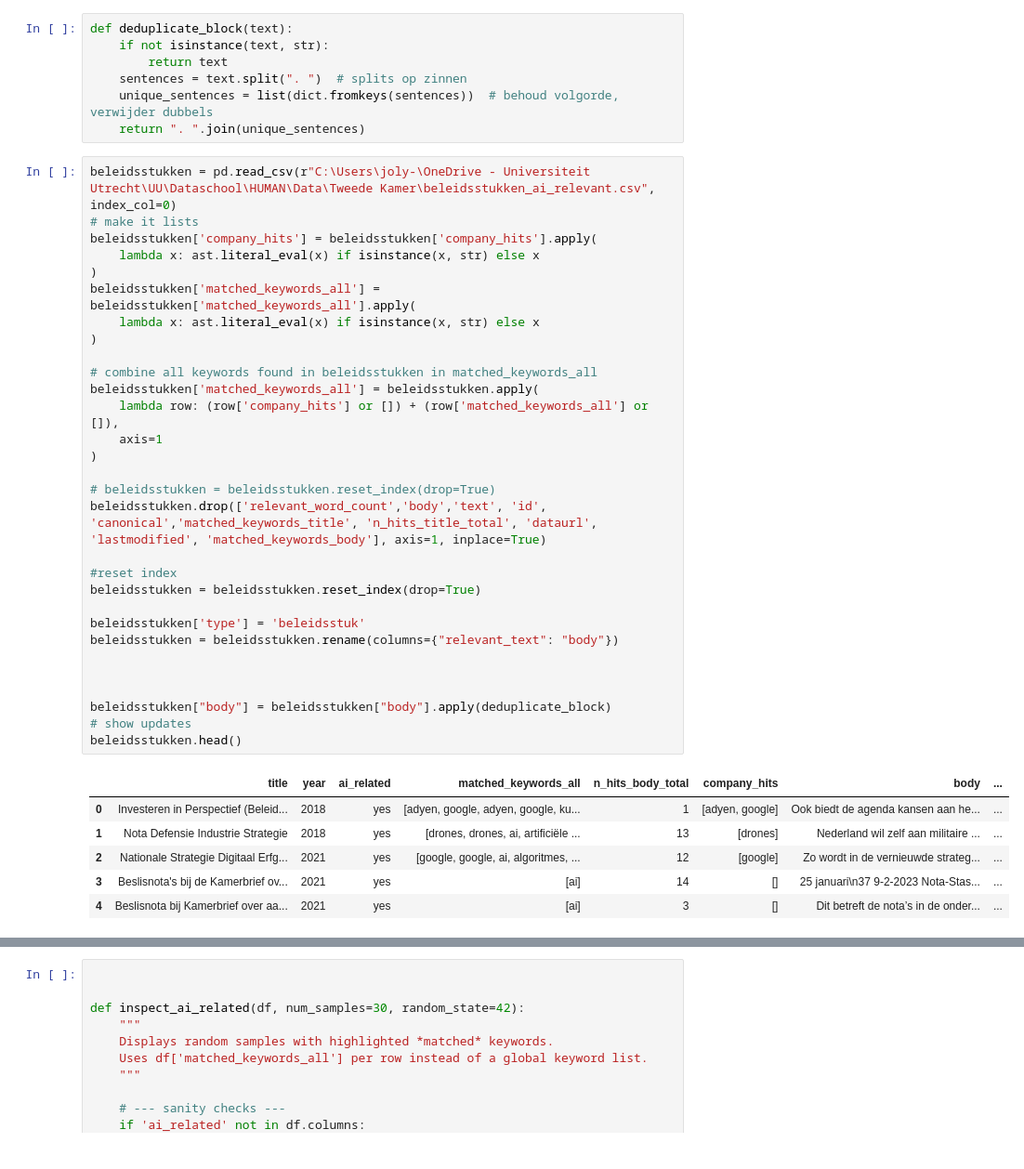
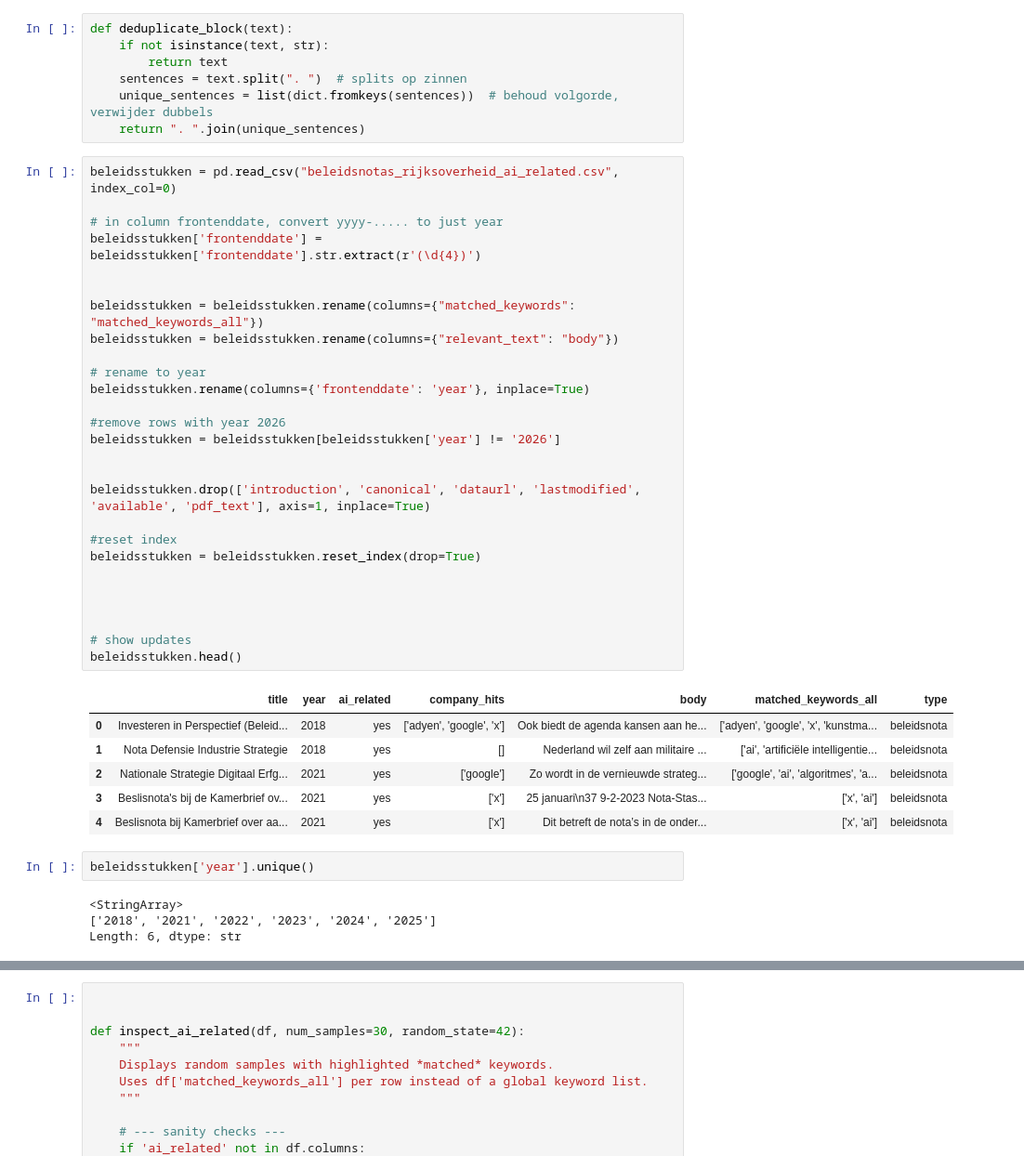
Before and after one commit to jolyeline/HUMAN, a Jupyter notebook: tweede_kamer/02_combining+cleaning.ipynb, the cells around one changed output, grey strips where cells are left out. Shown at 93% size. Cells and saved outputs as stored; diff of their text form.

Commit message:
tweede kamer redo

```diff
--- a/tweede_kamer/02_combining+cleaning.ipynb
+++ b/tweede_kamer/02_combining+cleaning.ipynb
@@ -16,40 +16,43 @@ def deduplicate_block(text):
     unique_sentences = list(dict.fromkeys(sentences))  # behoud volgorde, verwijder dubbels
     return ". ".join(unique_sentences)
 # %%
-beleidsstukken = pd.read_csv(r"C:\Users\joly-\OneDrive - Universiteit Utrecht\UU\Dataschool\HUMAN\Data\Tweede Kamer\beleidsstukken_ai_relevant.csv", index_col=0)
-# make it lists
-beleidsstukken['company_hits'] = beleidsstukken['company_hits'].apply(
-    lambda x: ast.literal_eval(x) if isinstance(x, str) else x
-)
-beleidsstukken['matched_keywords_all'] = beleidsstukken['matched_keywords_all'].apply(
-    lambda x: ast.literal_eval(x) if isinstance(x, str) else x
-)
+beleidsstukken = pd.read_csv("beleidsnotas_rijksoverheid_ai_related.csv", index_col=0)
 
-# combine all keywords found in beleidsstukken in matched_keywords_all
-beleidsstukken['matched_keywords_all'] = beleidsstukken.apply(
-    lambda row: (row['company_hits'] or []) + (row['matched_keywords_all'] or []),
-    axis=1
-)
+# in column frontenddate, convert yyyy-..... to just year
+beleidsstukken['frontenddate'] = beleidsstukken['frontenddate'].str.extract(r'(\d{4})')
 
-# beleidsstukken = beleidsstukken.reset_index(drop=True)
-beleidsstukken.drop(['relevant_word_count','body','text', 'id', 'canonical','matched_keywords_title', 'n_hits_title_total', 'dataurl', 'lastmodified', 'matched_keywords_body'], axis=1, inplace=True)
+
+beleidsstukken = beleidsstukken.rename(columns={"matched_keywords": "matched_keywords_all"})
+beleidsstukken = beleidsstukken.rename(columns={"relevant_text": "body"})
+
+# rename to year
+beleidsstukken.rename(columns={'frontenddate': 'year'}, inplace=True)
+
+#remove rows with year 2026
+beleidsstukken = beleidsstukken[beleidsstukken['year'] != '2026']
+
+
+beleidsstukken.drop(['introduction', 'canonical', 'dataurl', 'lastmodified', 'available', 'pdf_text'], axis=1, inplace=True)
 
 #reset index
 beleidsstukken = beleidsstukken.reset_index(drop=True)
 
-beleidsstukken['type'] = 'beleidsstuk'
-beleidsstukken = beleidsstukken.rename(columns={"relevant_text": "body"})
 
 
 
-beleidsstukken["body"] = beleidsstukken["body"].apply(deduplicate_block)
 # show updates
 beleidsstukken.head()
 # %% [output]
-|  | title | year | ai_related | matched_keywords_all | n_hits_body_total | company_hits | body | ... |
-| 0 | Investeren in Perspectief (Beleid... | 2018 | yes | [adyen, google, adyen, google, ku... | 1 | [adyen, google] | Ook biedt de agenda kansen aan he... | ... |
-| 1 | Nota Defensie Industrie Strategie | 2018 | yes | [drones, drones, ai, artificiële ... | 13 | [drones] | Nederland wil zelf aan militaire ... | ... |
-| 2 | Nationale Strategie Digitaal Erfg... | 2021 | yes | [google, google, ai, algoritmes, ... | 12 | [google] | Zo wordt in de vernieuwde strateg... | ... |
-| 3 | Beslisnota's bij de Kamerbrief ov... | 2021 | yes | [ai] | 14 | [] | 25 januari\n37 9-2-2023 Nota-Stas... | ... |
-| 4 | Beslisnota bij Kamerbrief over aa... | 2021 | yes | [ai] | 3 | [] | Dit betreft de nota’s in de onder... | ... |
+|  | title | year | ai_related | company_hits | body | matched_keywords_all | type |
+| 0 | Investeren in Perspectief (Beleid... | 2018 | yes | ['adyen', 'google', 'x'] | Ook biedt de agenda kansen aan he... | ['adyen', 'google', 'x', 'kunstma... | beleidsnota |
+| 1 | Nota Defensie Industrie Strategie | 2018 | yes | [] | Nederland wil zelf aan militaire ... | ['ai', 'artificiële intelligentie... | beleidsnota |
+| 2 | Nationale Strategie Digitaal Erfg... | 2021 | yes | ['google'] | Zo wordt in de vernieuwde strateg... | ['google', 'ai', 'algoritmes', 'a... | beleidsnota |
+| 3 | Beslisnota's bij de Kamerbrief ov... | 2021 | yes | ['x'] | 25 januari\n37 9-2-2023 Nota-Stas... | ['x', 'ai'] | beleidsnota |
+| 4 | Beslisnota bij Kamerbrief over aa... | 2021 | yes | ['x'] | Dit betreft de nota’s in de onder... | ['x', 'ai'] | beleidsnota |
+# %%
+beleidsstukken['year'].unique()
+# %% [output]
+<StringArray>
+['2018', '2021', '2022', '2023', '2024', '2025']
+Length: 6, dtype: str
 # %%
```
Also changed, not shown: parts of 11 cells of this notebook, 10 other files.
